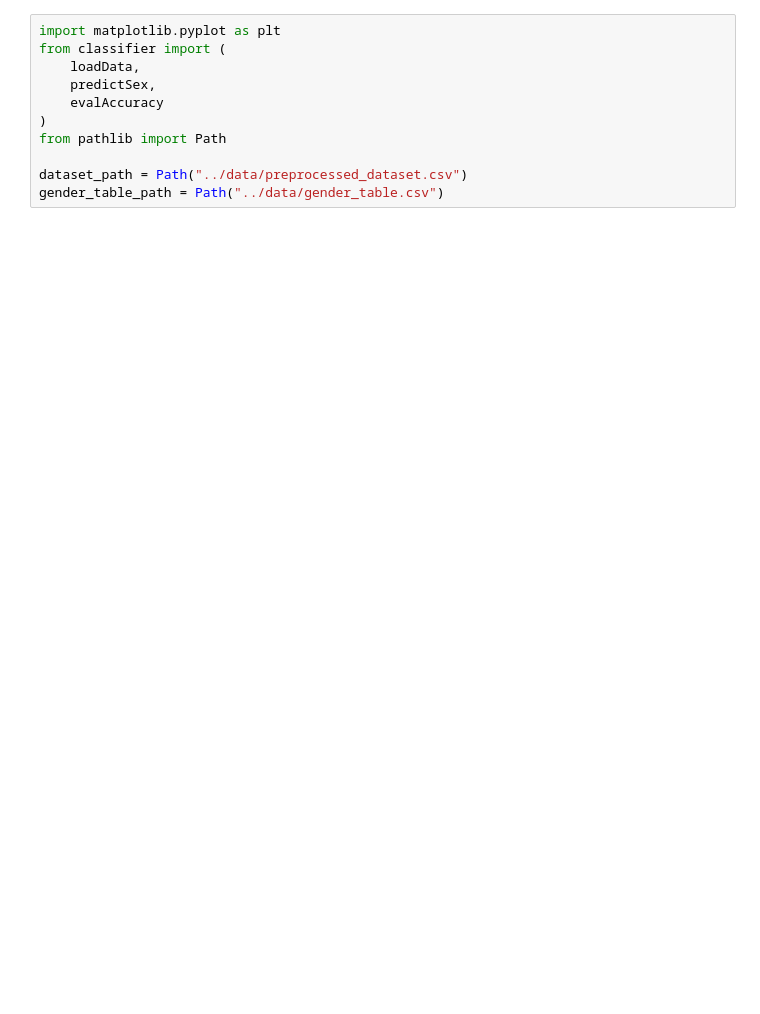
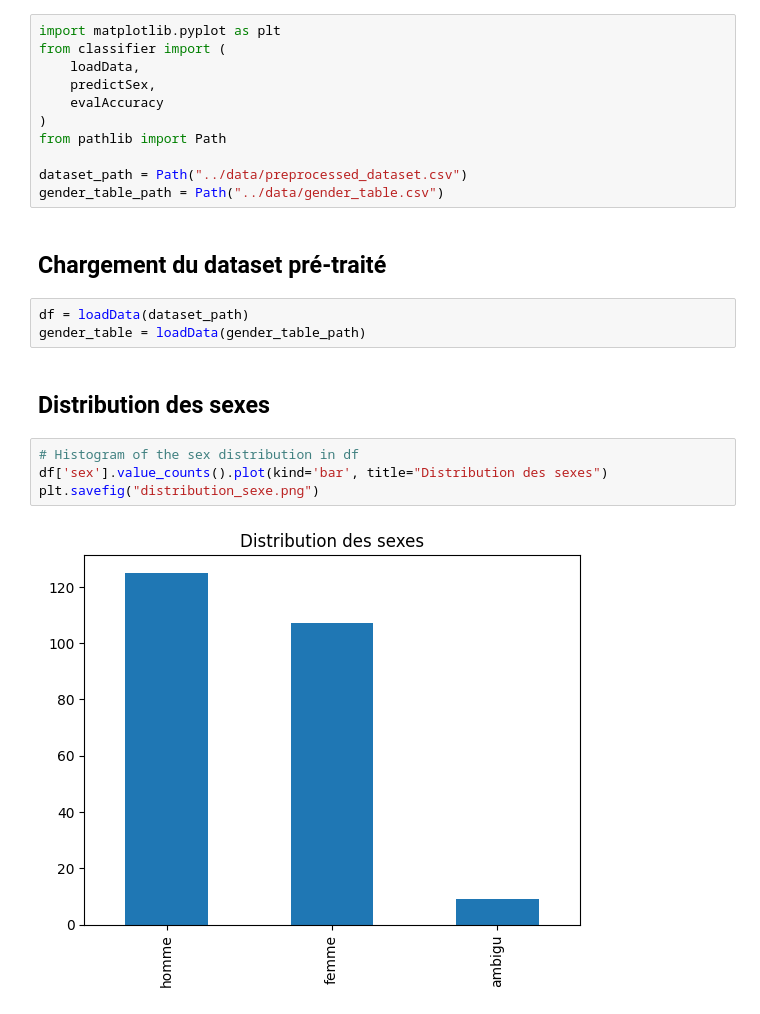
Before and after one commit to pbarbarant/nlp-ensae-2024, a Jupyter notebook: notebooks/classification.ipynb, the cells around one changed output. Drawn from its saved outputs; the diff is of its cells as text; blank space fills up the shorter version.

```diff
--- a/notebooks/classification.ipynb
+++ b/notebooks/classification.ipynb
@@ -9,3 +9,16 @@ from pathlib import Path
 
 dataset_path = Path("../data/preprocessed_dataset.csv")
 gender_table_path = Path("../data/gender_table.csv")
+# %% [markdown]
+## Chargement du dataset pré-traité
+# %%
+df = loadData(dataset_path)
+gender_table = loadData(gender_table_path)
+# %% [markdown]
+## Distribution des sexes
+# %%
+# Histogram of the sex distribution in df
+df['sex'].value_counts().plot(kind='bar', title="Distribution des sexes")
+plt.savefig("distribution_sexe.png")
+# %% [output]
+[figure, added]
```
Also changed, not shown: parts of 4 cells of this notebook.
